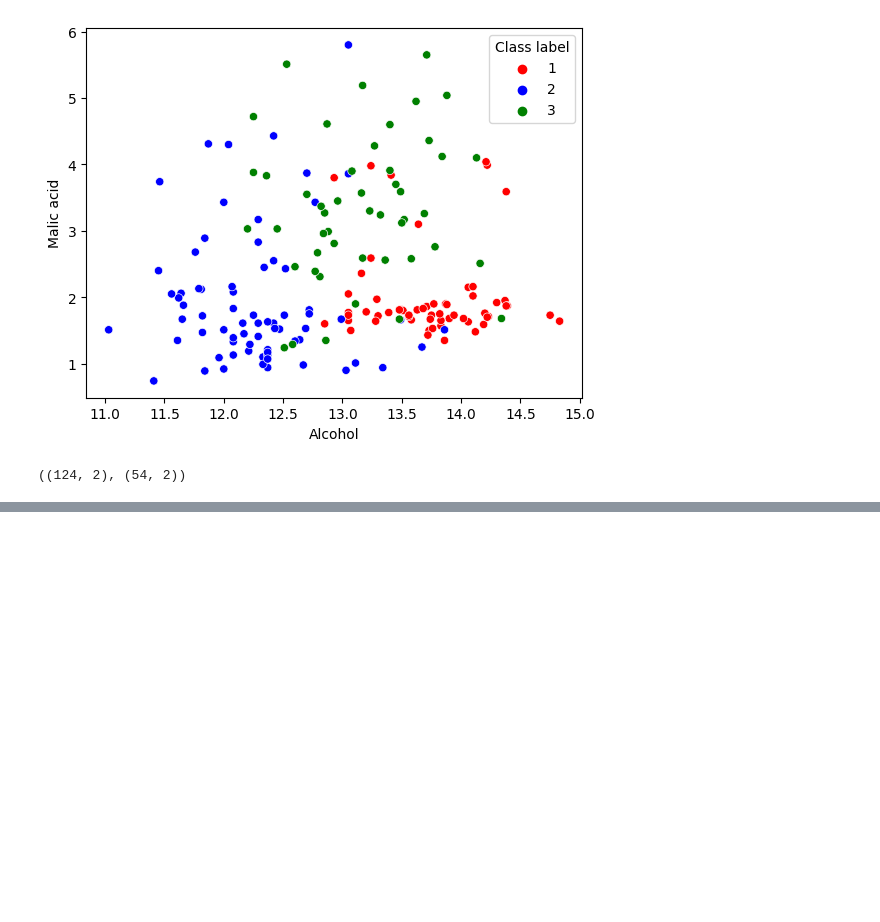
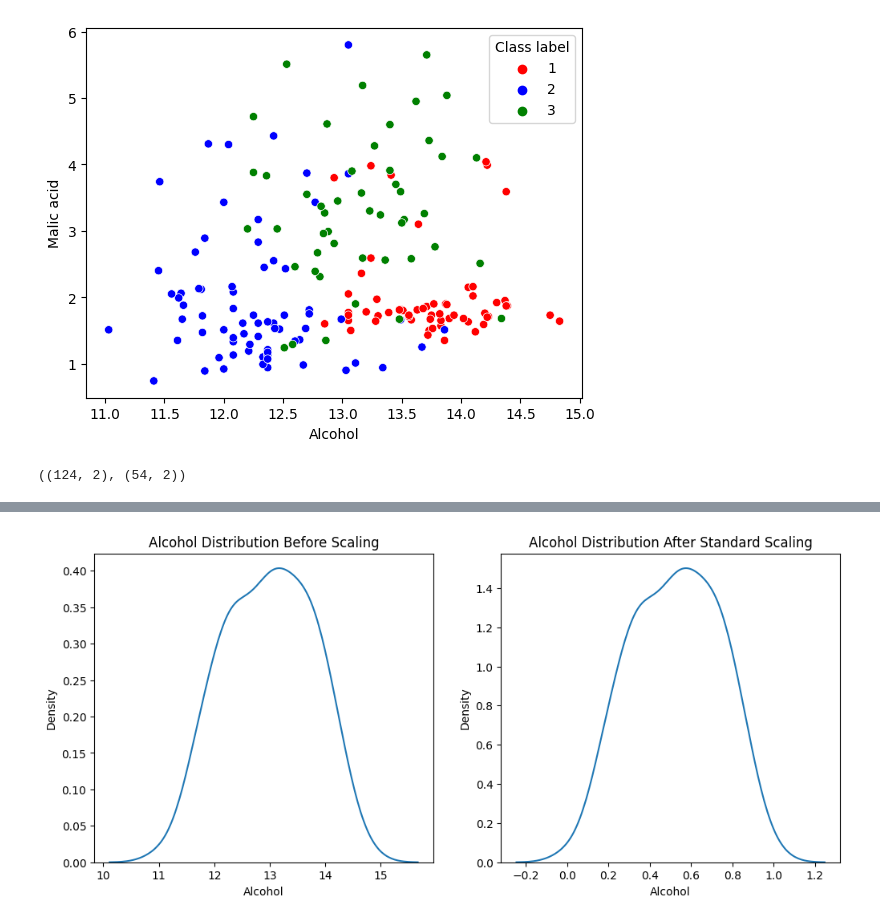
Before and after one commit to najnin26/Machine-Learning, a Jupyter notebook: Basic/normalization.ipynb, the cells around one changed output, grey strips where cells are left out. Saved outputs shown, nothing was run; the diff lists cells and outputs as text; code cells hidden in the pictures; blank space fills up the shorter version.

```diff
--- a/Basic/normalization.ipynb
+++ b/Basic/normalization.ipynb
@@ -88,12 +112,14 @@ X_test_scaled=scaler.transform(X_test)
 # %%
-# fig, (ax1, ax2) = plt.subplots(ncols=2, figsize=(12, 5))
+fig, (ax1, ax2) = plt.subplots(ncols=2, figsize=(12, 5))
 
-# # before scaling
-# ax1.set_title('Alcohol Distribution Before Scaling')
-# sns.kdeplot(X_train['Alcohol'], ax=ax1)
+# before scaling
+ax1.set_title('Alcohol Distribution Before Scaling')
+sns.kdeplot(X_train['Alcohol'], ax=ax1)
 
-# # after scaling
-# ax2.set_title('Alcohol Distribution After Standard Scaling')
-# sns.kdeplot(X_train_scaled['Alcohol'], ax=ax2)
-# plt.show()
+# after scaling
+ax2.set_title('Alcohol Distribution After Standard Scaling')
+sns.kdeplot(X_train_scaled['Alcohol'], ax=ax2)
+plt.show()
+# %% [output]
+[figure, added]
 # %%
```
Also changed, not shown: parts of 6 cells of this notebook.
